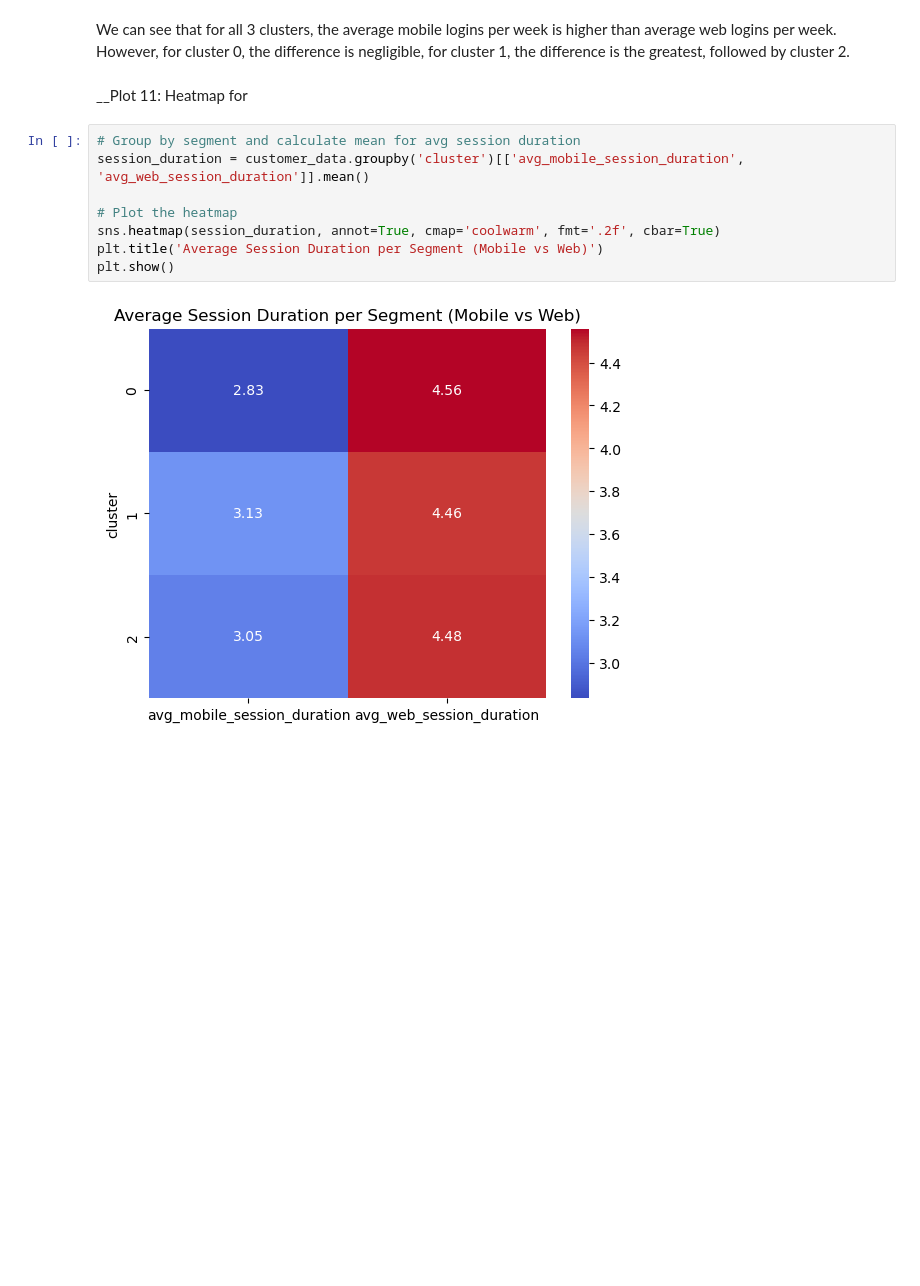
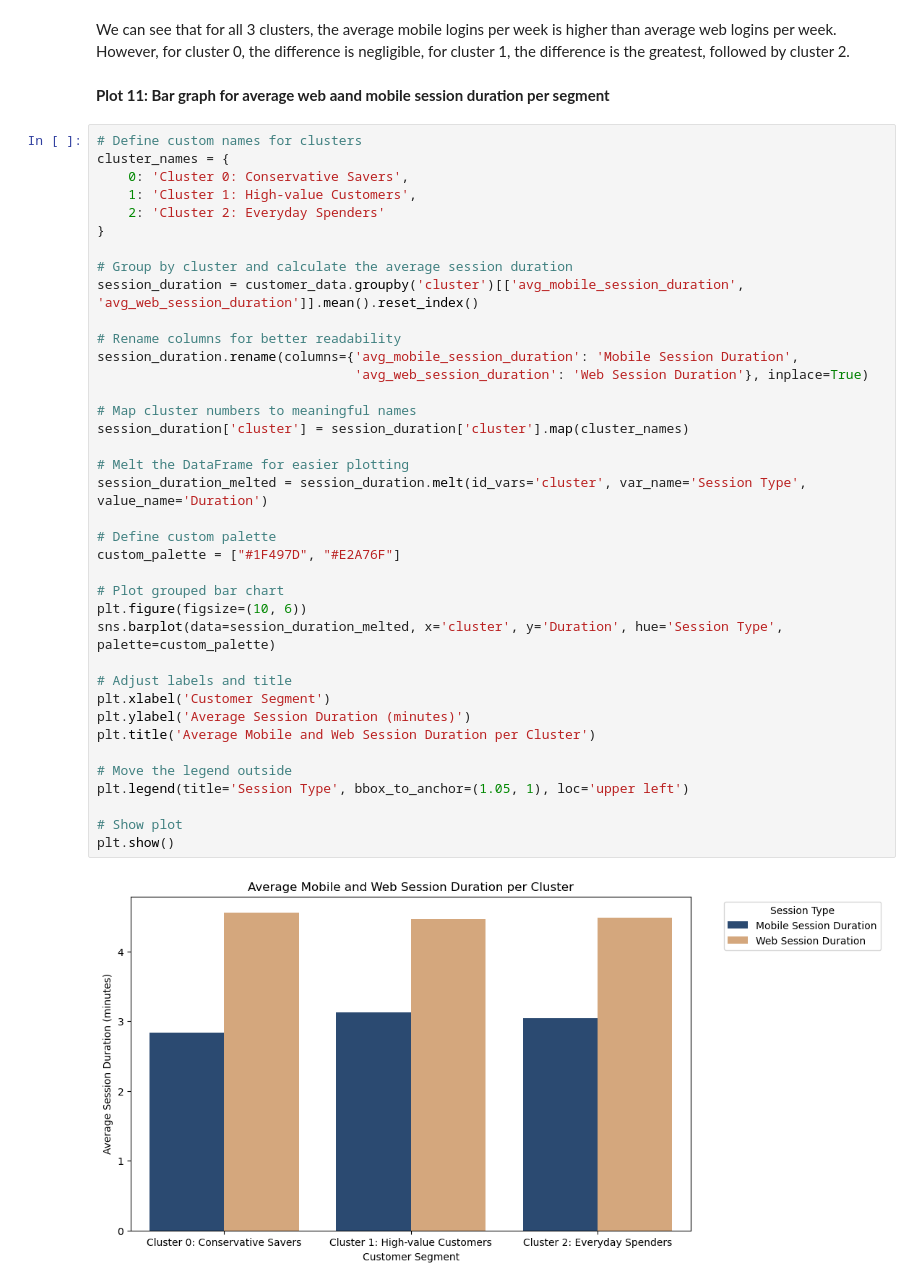
Before and after one commit to andrew250402/DSA3101-Project, a Jupyter notebook: Notebooks/a3-behavioural-patterns.ipynb, the cells around one changed output. Saved outputs shown, nothing was run; the diff lists cells and outputs as text; blank space fills up the shorter version.

```diff
--- a/Notebooks/a3-behavioural-patterns.ipynb
+++ b/Notebooks/a3-behavioural-patterns.ipynb
@@ -562,14 +562,44 @@ plt.show()
 # %% [markdown]
 We can see that for all 3 clusters, the average mobile logins per week is higher than average web logins per week. However, for cluster 0, the difference is negligible, for cluster 1, the difference is the greatest, followed by cluster 2.
 # %% [markdown]
-__Plot 11: Heatmap for
+__Plot 11: Bar graph for average web aand mobile session duration per segment__
 # %%
-# Group by segment and calculate mean for avg session duration
-session_duration = customer_data.groupby('cluster')[['avg_mobile_session_duration', 'avg_web_session_duration']].mean()
+# Define custom names for clusters
+cluster_names = {
+    0: 'Cluster 0: Conservative Savers',
+    1: 'Cluster 1: High-value Customers',
+    2: 'Cluster 2: Everyday Spenders'
+}
 
-# Plot the heatmap
-sns.heatmap(session_duration, annot=True, cmap='coolwarm', fmt='.2f', cbar=True)
-plt.title('Average Session Duration per Segment (Mobile vs Web)')
+# Group by cluster and calculate the average session duration
+session_duration = customer_data.groupby('cluster')[['avg_mobile_session_duration', 'avg_web_session_duration']].mean().reset_index()
+
+# Rename columns for better readability
+session_duration.rename(columns={'avg_mobile_session_duration': 'Mobile Session Duration',
+                                 'avg_web_session_duration': 'Web Session Duration'}, inplace=True)
+
+# Map cluster numbers to meaningful names
+session_duration['cluster'] = session_duration['cluster'].map(cluster_names)
+
+# Melt the DataFrame for easier plotting
+session_duration_melted = session_duration.melt(id_vars='cluster', var_name='Session Type', value_name='Duration')
+
+# Define custom palette
+custom_palette = ["#1F497D", "#E2A76F"]
+
+# Plot grouped bar chart
+plt.figure(figsize=(10, 6))
+sns.barplot(data=session_duration_melted, x='cluster', y='Duration', hue='Session Type', palette=custom_palette)
+
+# Adjust labels and title
+plt.xlabel('Customer Segment')
+plt.ylabel('Average Session Duration (minutes)')
+plt.title('Average Mobile and Web Session Duration per Cluster')
+
+# Move the legend outside
+plt.legend(title='Session Type', bbox_to_anchor=(1.05, 1), loc='upper left')
+
+# Show plot
 plt.show()
 # %% [output]
-[figure, old version]
+[figure, new version]
```
Also changed, not shown: parts of 5 cells of this notebook.
